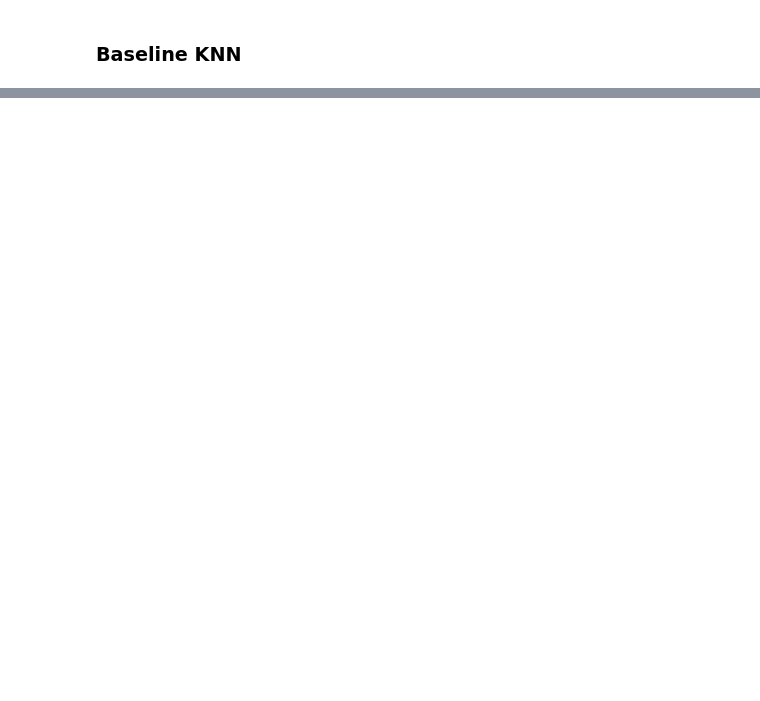
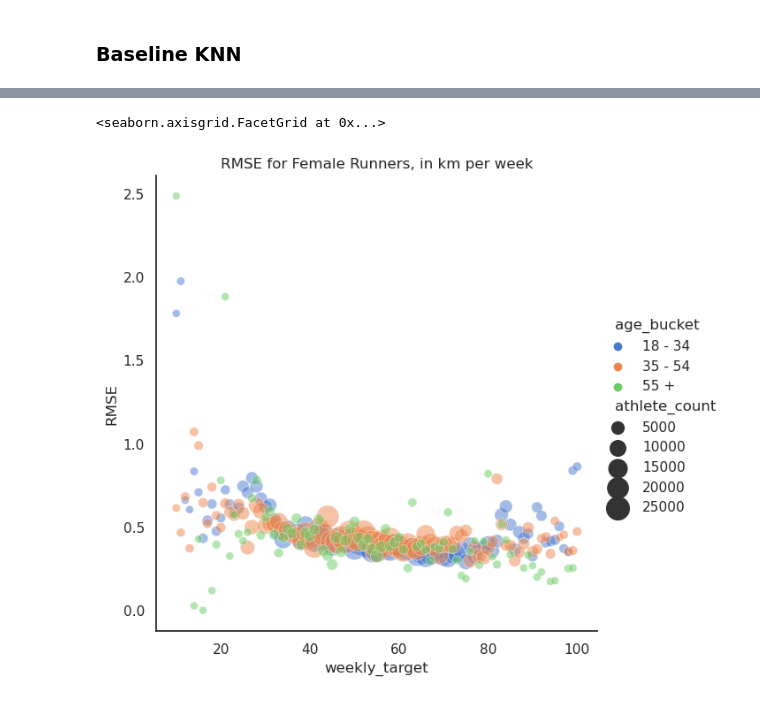
Before and after one commit to natec360/Capstone, a Jupyter notebook: Model/MP-tuning.ipynb, the cells around one changed output, grey strips where cells are left out. Saved outputs shown, nothing was run; the diff lists cells and outputs as text; code cells hidden in the pictures; blank space fills up the shorter version.

```diff
--- a/Model/MP-tuning.ipynb
+++ b/Model/MP-tuning.ipynb
@@ -519,0 +536,2 @@ df_SVD
+# %%
+gridSVD.fit(data)
@@ -519,0 +652,10 @@ df_SVD
+# %%
+'''
+KNNparam = { 'k': [30, 40],
+             'min_k': [1, 2]
+           }
+
+gridKNN = GridSearchCV(KNNBasic, param_grid=KNNparam, measures=["rmse"], joblib_verbose = 1)
+
+data = Dataset.load_from_df(tuning_df[["user_id","run_distance_rounded","weekly_frequency"]], Reader(rating_scale=(0,7)))
+'''
@@ -519,0 +674,4 @@ df_SVD
+# %%
+data = Dataset.load_from_df(tuning_df[["user_id","run_distance_rounded","weekly_frequency"]], Reader(rating_scale=(0,7)))
+knn = KNNWithMeans(verbose=True)
+cross_validate(knn, data, measures=['RMSE'], cv=3, verbose=True)
@@ -519,0 +858,7 @@ df_SVD
+# %%
+#over sample low distances
+low_dist_df = raw_df.loc[(raw_df['prev_month_weekly_km'] < 35)]
+oversample_df = low_dist_df.sample(n=round(len(low_dist_df)/2),replace=True, random_state = 1)
+
+#append to raw data
+raw_with_oversample = pd.concat([raw_df,oversample_df])
@@ -519,0 +958,20 @@ df_SVD
+# %%
+#combine datasets and graph
+graph_df = pd.concat([df1,df2,df3,df4,df5,df6])
+
+sns.set_theme(style="white")
+
+sns.relplot(
+    x="weekly_target",
+    y="RMSE",
+    hue="age_bucket",
+    size="athlete_count",
+    sizes=(40, 400),
+    alpha=.5,
+    palette="muted",
+    height=6,
+    data=graph_df.loc[graph_df['gender'] == "F"]
+).set(title="RMSE for Female Runners, in km per week")
+# %% [output]
+<seaborn.axisgrid.FacetGrid at 0x...>
+[figure, added]
```
Also changed, not shown: parts of 35 cells of this notebook.
